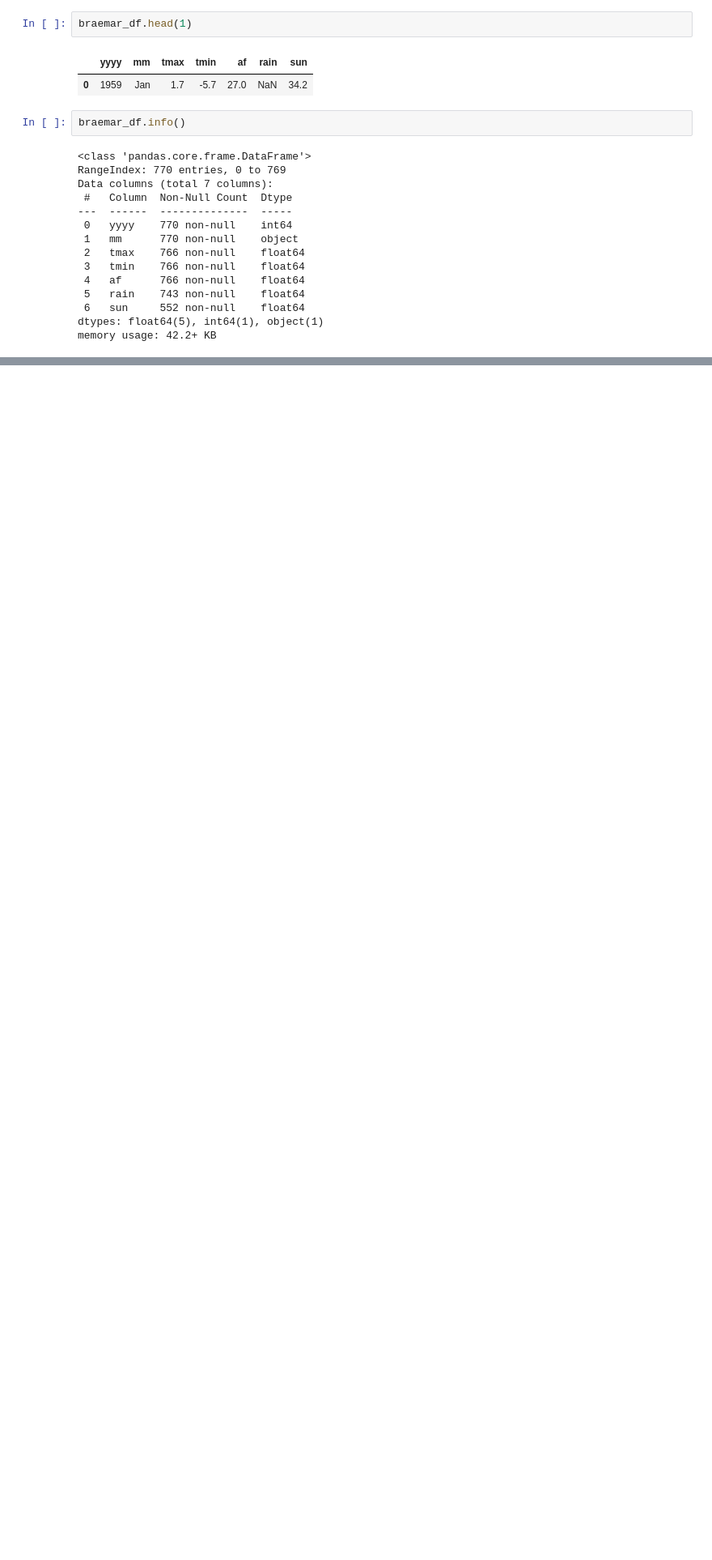
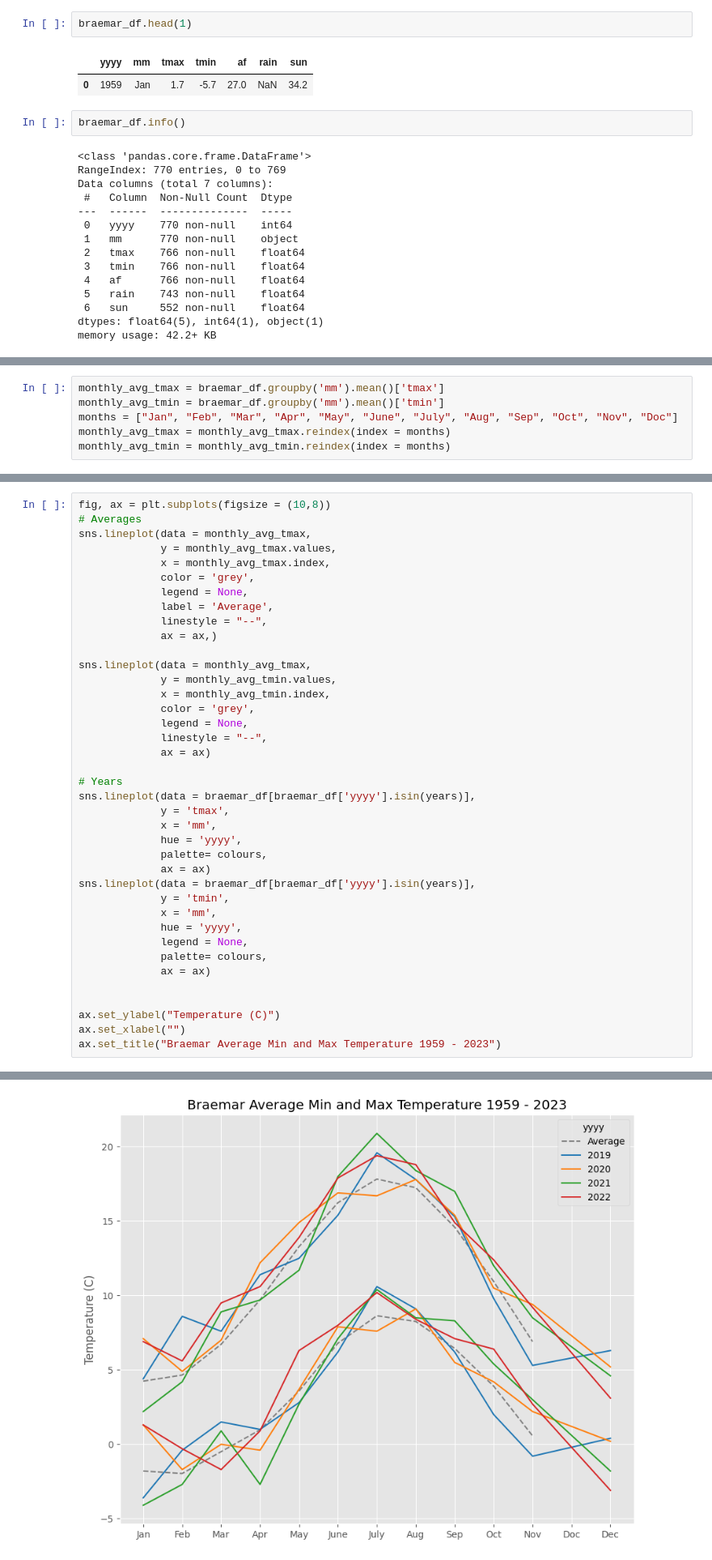
Before and after one commit to jmoro0408/DataVis, a Jupyter notebook: UK Temperature/temp_plotting.ipynb, the cells around one changed output, grey strips where cells are left out. Shown at 81% size. Cells and saved outputs as stored; diff of their text form; blank space fills up the shorter version.

Commit message:
add braemar avg temp

```diff
--- a/UK Temperature/temp_plotting.ipynb
+++ b/UK Temperature/temp_plotting.ipynb
@@ -246,0 +241,6 @@ The palette list has fewer values (1) than needed (65) and will cycle, which may
+# %%
+monthly_avg_tmax = braemar_df.groupby('mm').mean()['tmax']
+monthly_avg_tmin = braemar_df.groupby('mm').mean()['tmin']
+months = ["Jan", "Feb", "Mar", "Apr", "May", "June", "July", "Aug", "Sep", "Oct", "Nov", "Doc"]
+monthly_avg_tmax = monthly_avg_tmax.reindex(index = months)
+monthly_avg_tmin = monthly_avg_tmin.reindex(index = months)
@@ -246,0 +253,40 @@ The palette list has fewer values (1) than needed (65) and will cycle, which may
+# %%
+fig, ax = plt.subplots(figsize = (10,8))
+# Averages
+sns.lineplot(data = monthly_avg_tmax,
+             y = monthly_avg_tmax.values,
+             x = monthly_avg_tmax.index,
+             color = 'grey',
+             legend = None,
+             label = 'Average',
+             linestyle = "--",
+             ax = ax,)
+
+sns.lineplot(data = monthly_avg_tmax,
+             y = monthly_avg_tmin.values,
+             x = monthly_avg_tmin.index,
+             color = 'grey',
+             legend = None,
+             linestyle = "--",
+             ax = ax)
+
+# Years
+sns.lineplot(data = braemar_df[braemar_df['yyyy'].isin(years)],
+             y = 'tmax',
+             x = 'mm',
+             hue = 'yyyy',
+             palette= colours,
+             ax = ax)
+sns.lineplot(data = braemar_df[braemar_df['yyyy'].isin(years)],
+             y = 'tmin',
+             x = 'mm',
+             hue = 'yyyy',
+             legend = None,
+             palette= colours,
+             ax = ax)
+
+
+ax.set_ylabel("Temperature (C)")
+ax.set_xlabel("")
+ax.set_title("Braemar Average Min and Max Temperature 1959 - 2023")
+# %% [output]
@@ -246,0 +294 @@ The palette list has fewer values (1) than needed (65) and will cycle, which may
+[figure, added]
```
Also changed, not shown: parts of 4 cells of this notebook.
